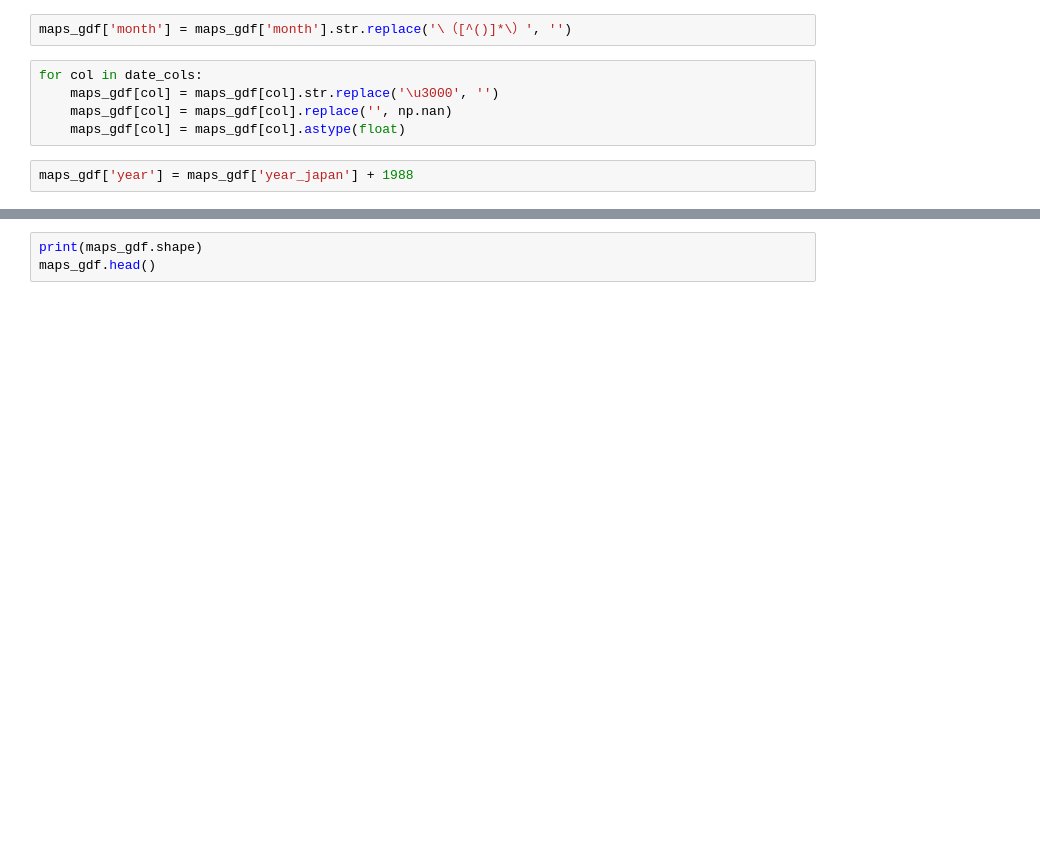
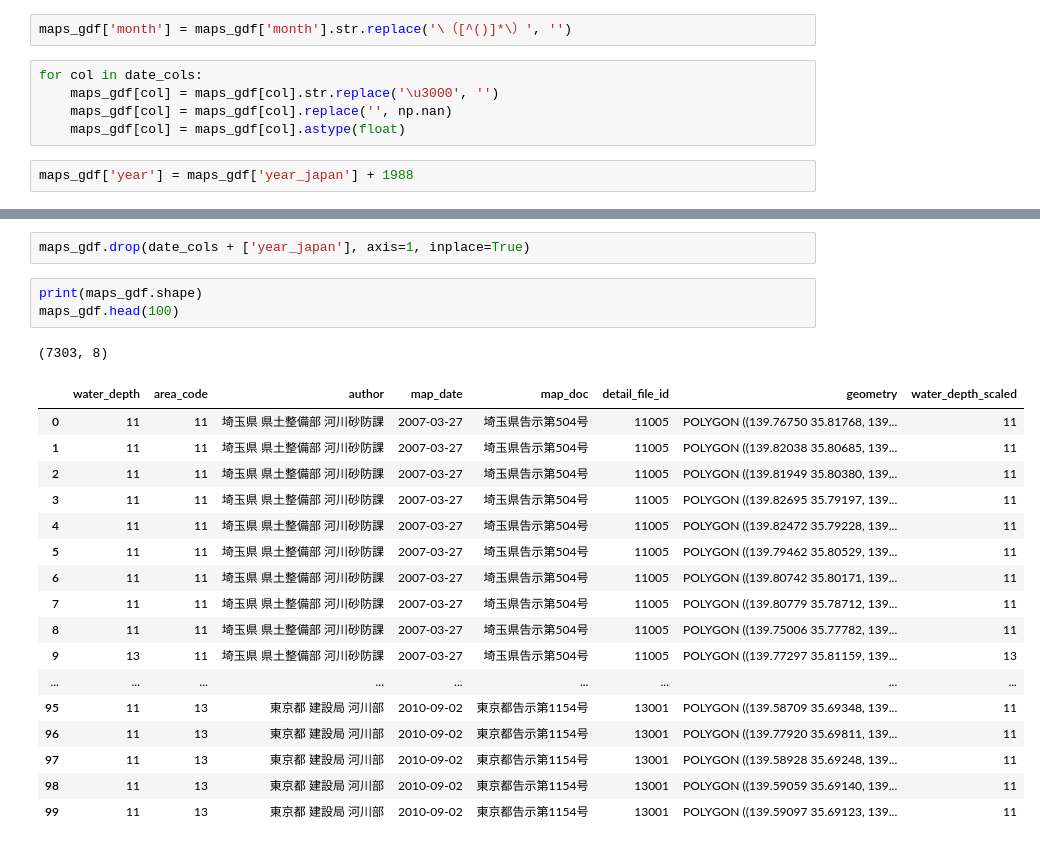
Before and after one commit to tkino15/pp205_apa, a Jupyter notebook: notebooks/combine_hazard_maps.ipynb, the cells around one changed output, grey strips where cells are left out. Cells and saved outputs as stored; diff of their text form; blank space fills up the shorter version.

```diff
--- a/notebooks/combine_hazard_maps.ipynb
+++ b/notebooks/combine_hazard_maps.ipynb
@@ -135,5 +114,26 @@ maps_gdf.groupby(maps_gdf['publish_date_clean'].dt.year).count()['year'].plot(ki
+# %%
+maps_gdf.drop(date_cols + ['year_japan'], axis=1, inplace=True)
 # %%
 print(maps_gdf.shape)
-maps_gdf.head()
+maps_gdf.head(100)
+# %% [output]
+(7303, 8)
+|  | water_depth | area_code | author | map_date | map_doc | detail_file_id | geometry | water_depth_scaled |
+| 0 | 11 | 11 | 埼玉県 県土整備部 河川砂防課 | 2007-03-27 | 埼玉県告示第504号 | 11005 | POLYGON ((139.76750 35.81768, 139... | 11 |
+| 1 | 11 | 11 | 埼玉県 県土整備部 河川砂防課 | 2007-03-27 | 埼玉県告示第504号 | 11005 | POLYGON ((139.82038 35.80685, 139... | 11 |
+| 2 | 11 | 11 | 埼玉県 県土整備部 河川砂防課 | 2007-03-27 | 埼玉県告示第504号 | 11005 | POLYGON ((139.81949 35.80380, 139... | 11 |
+| 3 | 11 | 11 | 埼玉県 県土整備部 河川砂防課 | 2007-03-27 | 埼玉県告示第504号 | 11005 | POLYGON ((139.82695 35.79197, 139... | 11 |
+| 4 | 11 | 11 | 埼玉県 県土整備部 河川砂防課 | 2007-03-27 | 埼玉県告示第504号 | 11005 | POLYGON ((139.82472 35.79228, 139... | 11 |
+| 5 | 11 | 11 | 埼玉県 県土整備部 河川砂防課 | 2007-03-27 | 埼玉県告示第504号 | 11005 | POLYGON ((139.79462 35.80529, 139... | 11 |
+| 6 | 11 | 11 | 埼玉県 県土整備部 河川砂防課 | 2007-03-27 | 埼玉県告示第504号 | 11005 | POLYGON ((139.80742 35.80171, 139... | 11 |
+| 7 | 11 | 11 | 埼玉県 県土整備部 河川砂防課 | 2007-03-27 | 埼玉県告示第504号 | 11005 | POLYGON ((139.80779 35.78712, 139... | 11 |
+| 8 | 11 | 11 | 埼玉県 県土整備部 河川砂防課 | 2007-03-27 | 埼玉県告示第504号 | 11005 | POLYGON ((139.75006 35.77782, 139... | 11 |
+| 9 | 13 | 11 | 埼玉県 県土整備部 河川砂防課 | 2007-03-27 | 埼玉県告示第504号 | 11005 | POLYGON ((139.77297 35.81159, 139... | 13 |
+| ... | ... | ... | ... | ... | ... | ... | ... | ... |
+| 95 | 11 | 13 | 東京都 建設局 河川部 | 2010-09-02 | 東京都告示第1154号 | 13001 | POLYGON ((139.58709 35.69348, 139... | 11 |
+| 96 | 11 | 13 | 東京都 建設局 河川部 | 2010-09-02 | 東京都告示第1154号 | 13001 | POLYGON ((139.77920 35.69811, 139... | 11 |
+| 97 | 11 | 13 | 東京都 建設局 河川部 | 2010-09-02 | 東京都告示第1154号 | 13001 | POLYGON ((139.58928 35.69248, 139... | 11 |
+| 98 | 11 | 13 | 東京都 建設局 河川部 | 2010-09-02 | 東京都告示第1154号 | 13001 | POLYGON ((139.59059 35.69140, 139... | 11 |
+| 99 | 11 | 13 | 東京都 建設局 河川部 | 2010-09-02 | 東京都告示第1154号 | 13001 | POLYGON ((139.59097 35.69123, 139... | 11 |
 # %%
 %%time
```
Also changed, not shown: parts of 13 cells of this notebook, 6 other files.
